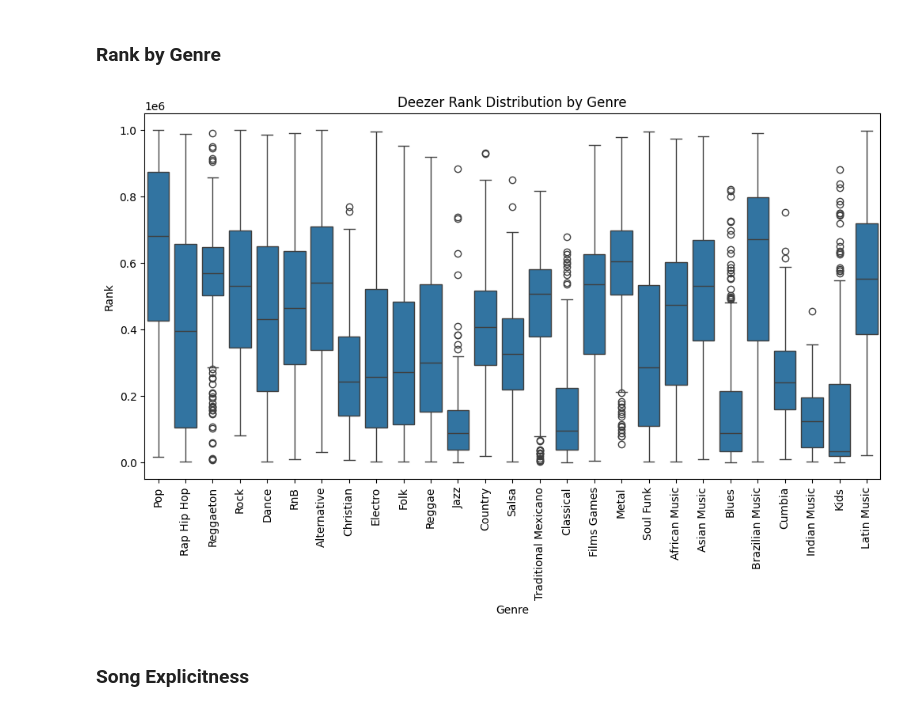
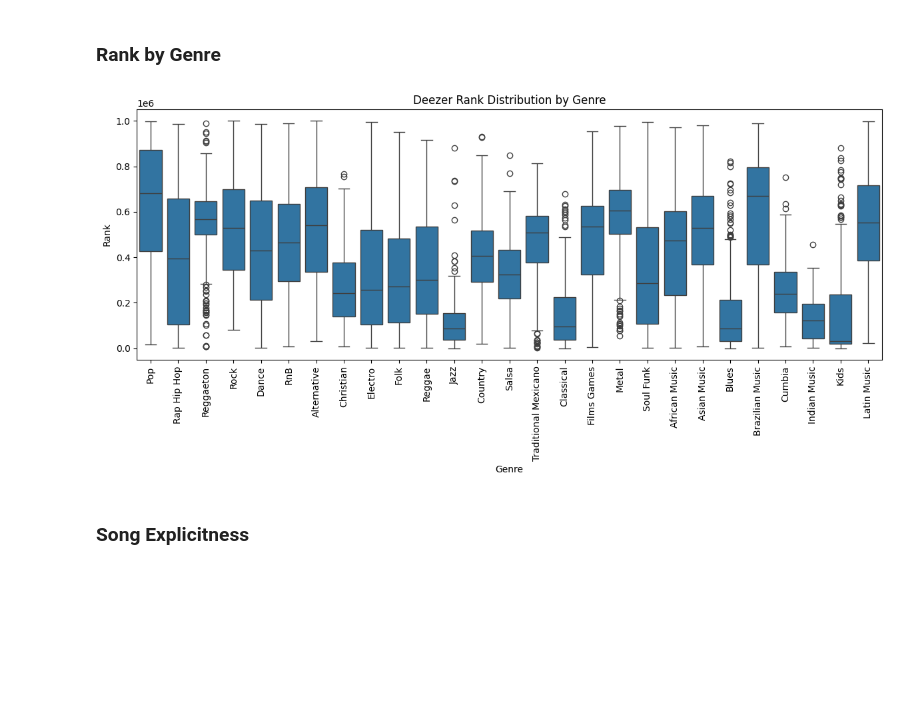
Before and after one commit to akshay17arun/Song_Popularity_Prediction, a Jupyter notebook: eda/eda.ipynb, the cells around one changed output. Cells and saved outputs as stored; diff of their text form; code cells hidden in the pictures; blank space fills up the shorter version.

```diff
--- a/eda/eda.ipynb
+++ b/eda/eda.ipynb
@@ -125,15 +144,16 @@ plt.show()
 # %%
 plt.figure(figsize=(12,6))
 sns.boxplot(x='genre', y='rank', data=df_clean)
 
 plt.xlabel("Genre")
 plt.ylabel("Rank")
 plt.xticks(rotation=90)
 plt.title("Deezer Rank Distribution by Genre")
+plt.tight_layout()
 plt.savefig("../eda/rank_boxplot.png")
 plt.show()
 # %% [output]
-[figure, old version]
+[figure, new version]
 # %% [markdown]
 ### Song Explicitness
 # %%
```
Also changed, not shown: parts of 3 cells of this notebook, 6 other files.
